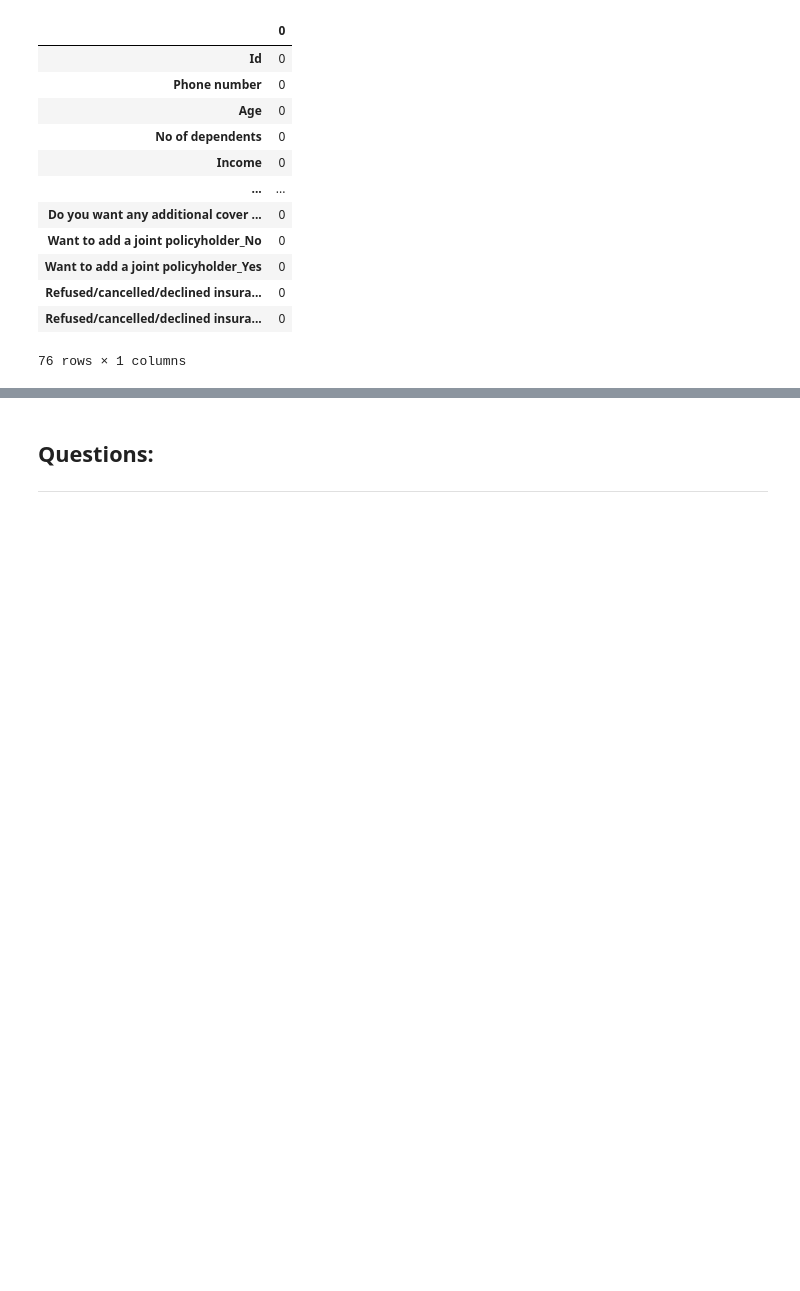
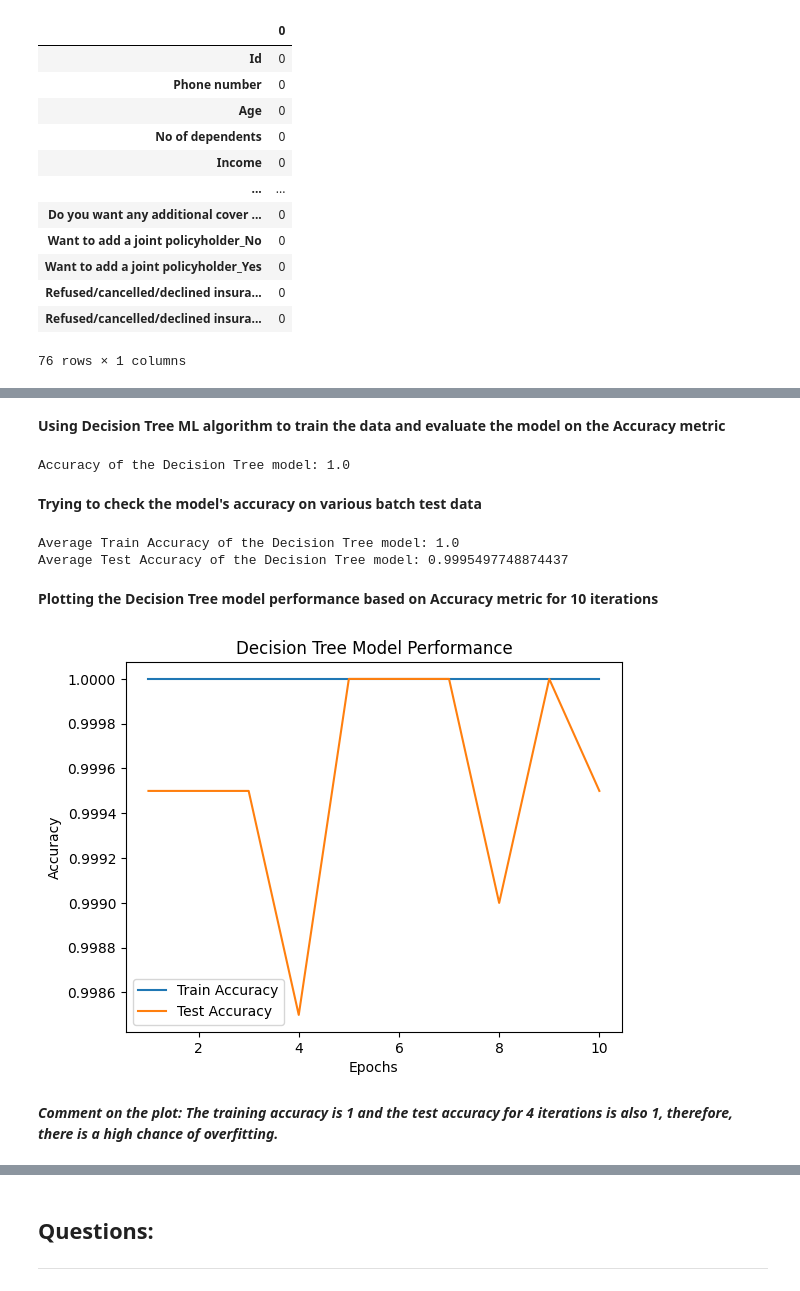
Before and after one commit to AkshataAhire/Insurance, a Jupyter notebook: Copy_of_Insurance.ipynb, the cells around one changed output, grey strips where cells are left out. Saved outputs shown, nothing was run; the diff lists cells and outputs as text; code cells hidden in the pictures; blank space fills up the shorter version.

```diff
--- a/Copy_of_Insurance.ipynb
+++ b/Copy_of_Insurance.ipynb
@@ -632,0 +633,80 @@ F1 score for 5% claim rate: 0.47337278106508873
+# %% [markdown]
+**Using Decision Tree ML algorithm to train the data and evaluate the model on the Accuracy metric**
+# %%
+#spilitting the dataset into training and testing sets
+X2_train, X2_test, y2_train, y2_test = train_test_split(X, y, test_size=0.2, random_state=42)
+
+decision_classifier = DecisionTreeClassifier(random_state=42)
+
+#train the model
+decision_classifier.fit(X2_train, y2_train)
+
+#predictions
+y2_pred = decision_classifier.predict(X2_test)
+
+#evaluating the model
+decision_accuracy = accuracy_score(y2_test, y2_pred)
+print("Accuracy of the Decision Tree model:", decision_accuracy)
+# %% [output]
+Accuracy of the Decision Tree model: 1.0
+# %% [markdown]
+**Trying to check the model's accuracy on various batch test data**
+# %%
+#store train and test accuracies
+train2_accuracies = []
+test2_accuracies = []
+
+#number of iterations
+num_iterations = 10
+
+for i in range(num_iterations):
+    #split the dataset into training and testing sets
+    X2_train, X2_test, y2_train, y2_test = train_test_split(X, y, test_size=0.2, random_state=i)
+
+    #train the decision tree classifier
+    decision_classifier = DecisionTreeClassifier(random_state=42)
+    decision_classifier.fit(X2_train, y2_train)
+
+    #make predictions on training and testing data
+    y2_train_pred = decision_classifier.predict(X2_train)
+    y2_test_pred = decision_classifier.predict(X2_test)
+
+    #compute train and test accuracies
+    train2_accuracy = accuracy_score(y2_train, y2_train_pred)
+    test2_accuracy = accuracy_score(y2_test, y2_test_pred)
+
+    #append the accuracies to the lists
+    train2_accuracies.append(train2_accuracy)
+    test2_accuracies.append(test2_accuracy)
+
+#convert the lists to arrays for easier manipulation
+train2_accuracies = np.array(train2_accuracies)
+test2_accuracies = np.array(test2_accuracies)
+
+#print the average train and test accuracies
+print("Average Train Accuracy of the Decision Tree model:", np.mean(train2_accuracies))
+print("Average Test Accuracy of the Decision Tree model:", np.mean(test2_accuracies))
+# %% [output]
+Average Train Accuracy of the Decision Tree model: 1.0
+Average Test Accuracy of the Decision Tree model: 0.9995497748874437
+# %% [markdown]
+**Plotting the Decision Tree model performance based on Accuracy metric for 10 iterations**
+# %%
+epochs = range(1, 11)
+
+# Plotting the performance metrics
+plt.plot(epochs, train2_accuracies, label='Train Accuracy')
+plt.plot(epochs, test2_accuracies, label='Test Accuracy')
+
+# Adding labels and title
+plt.xlabel('Epochs')
+plt.ylabel('Accuracy')
+plt.title('Decision Tree Model Performance')
+plt.legend()
+
+# Displaying the plot
+plt.show()
+# %% [output]
+[figure, added]
+# %% [markdown]
+***Comment on the plot: The training accuracy is 1 and the test accuracy for 4 iterations is also 1, therefore, there is a high chance of overfitting.***
```
Also changed, not shown: parts of 61 cells of this notebook.
